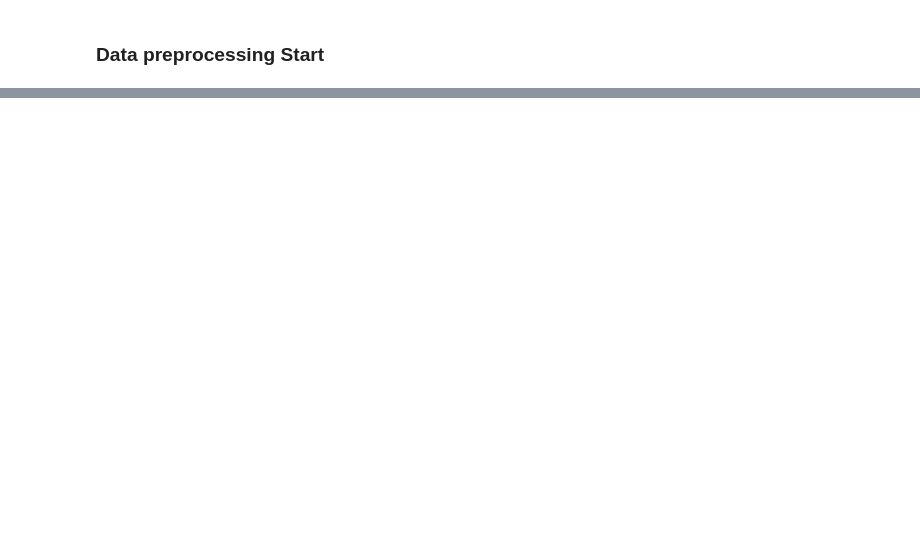
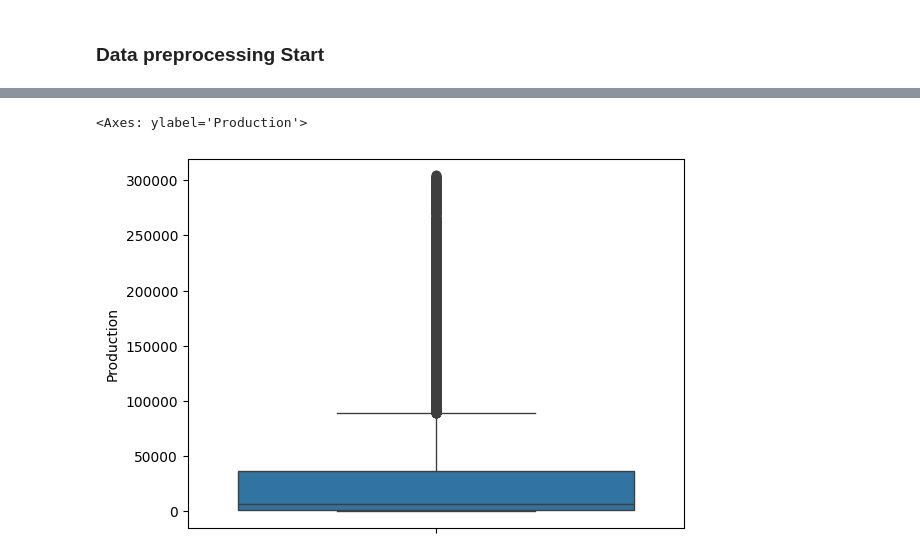
Before and after one commit to Shiva7706/SITNovate, a Jupyter notebook: Data_refine copy.ipynb, the cells around one changed output, grey strips where cells are left out. Cells and saved outputs as stored; diff of their text form; code cells hidden in the pictures; blank space fills up the shorter version.

```diff
--- a/Data_refine copy.ipynb
+++ b/Data_refine copy.ipynb
@@ -160,11 +11,0 @@ Name: Production, dtype: float64
-# %%
-Q1 = final_merged_df["Production"].quantile(0.25)
-Q3 = final_merged_df["Production"].quantile(0.75)
-IQR = Q3 - Q1
-
-# Define the lower and upper bounds for outlier detection
-lower_bound = Q1 - 1.5 * IQR
-upper_bound = Q3 + 1.5 * IQR
-for i in range(95321):
-    if(final_merged_df.loc[i,"Production"]<lower_bound or final_merged_df.loc[i,"Production"]>upper_bound):
-        final_merged_df.drop(i,axis=0,inplace=True)
@@ -207,3 +11,0 @@ Name: count, dtype: int64
-# %%
-for i in list(set(final_merged_df["Soil Type"])):
-    print(i,":",final_merged_df[final_merged_df["Soil Type"]==i]["Production"].mean())
@@ -215,6 +11,0 @@ Red/Yellow Soil : 279665.08617424243
-# %%
-freq_encode_cols = ["Crop","Season","State"]
-for i in freq_encode_cols:
-    freq_map = final_merged_df.loc[:,i].value_counts().to_dict()
-    final_merged_df.loc[:,i+'_f'] = final_merged_df.loc[:,i].map(freq_map)
-    final_merged_df.drop(columns=[i],inplace=True)
@@ -269,0 +59,17 @@ final_merged_df
+# %%
+Q1 = crop_yield["Production"].quantile(0.25)
+Q3 = crop_yield["Production"].quantile(0.75)
+IQR = Q3 - Q1
+
+# Define the lower and upper bounds for outlier detection
+lower_bound = Q1 - 1.5 * IQR
+upper_bound = Q3 + 1.5 * IQR
+for i in range(19689):
+    if(crop_yield.loc[i,"Production"]<lower_bound or crop_yield.loc[i,"Production"]>upper_bound):
+        crop_yield.drop(i,axis=0,inplace=True)
+# %%
+import seaborn as sns
+sns.boxplot(crop_yield["Production"])
+# %% [output]
+<Axes: ylabel='Production'>
+[figure, added]
```
Also changed, not shown: parts of 82 cells of this notebook, 3 other files.
